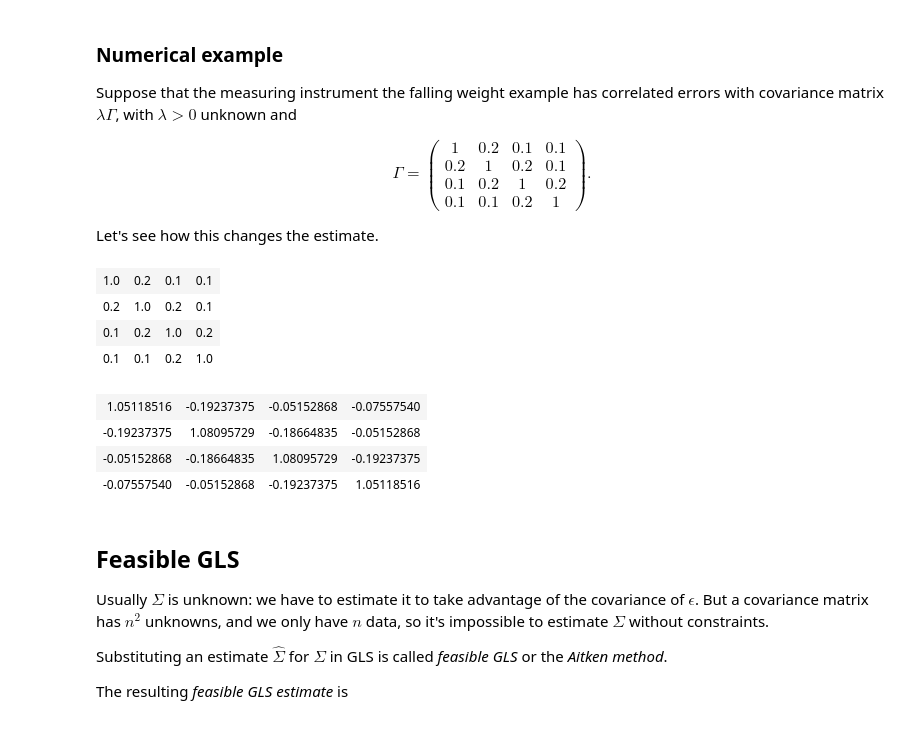
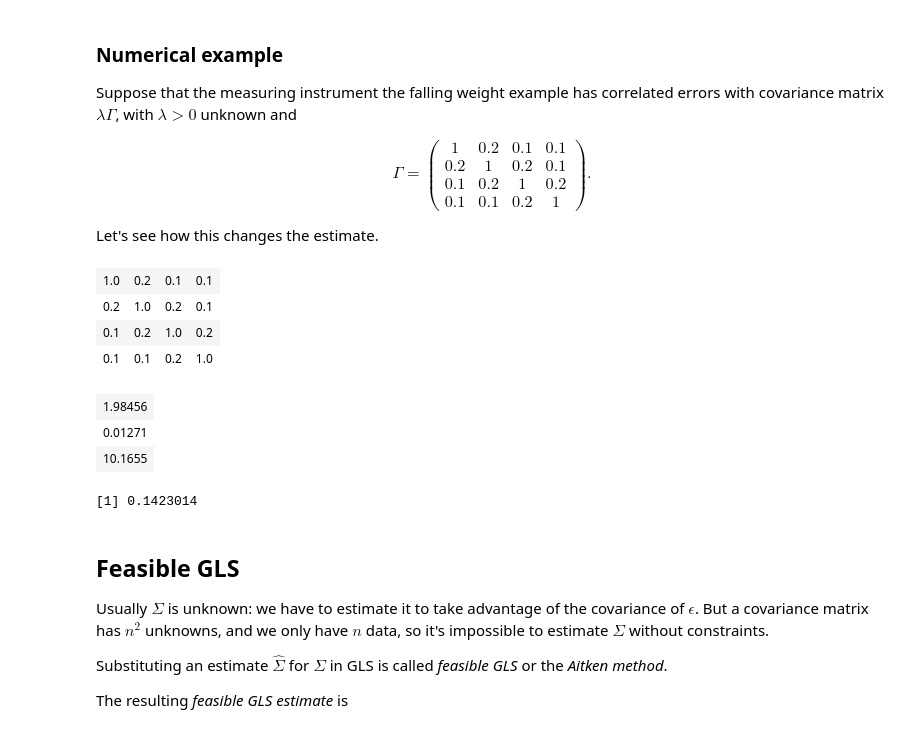
Before and after one commit to pbstark/Padova15, a Jupyter notebook: regress.ipynb, the cells around one changed output. Saved outputs shown, nothing was run; the diff lists cells and outputs as text; code cells hidden in the pictures.

```diff
--- a/regress.ipynb
+++ b/regress.ipynb
@@ -1040,19 +1034,27 @@ Let's see how this changes the estimate.
 # %%
 # R example.
 gam <- matrix(c(1, .2, .1, .1, .2, 1, .2, .1, .1, .2, 1, .2, .1, .1, .2, 1), nrow=4, ncol=4, byrow=T)
 gam
 decomp <- eigen(gam)
-sqrtGamInv <- decomp$vectors %*% diag(1/sqrt(decomp$values)) %*% t(decomp$vectors);
-# [TO DO: complete this]
+sqGamInv <- decomp$vectors %*% diag(1/sqrt(decomp$values)) %*% t(decomp$vectors);
+gY <- sqGamInv %*% Y;
+gX <- sqGamInv %*% X;
+betahat_GLS <- solve(t(gX) %*% gX, t(gX) %*% gY )
+betahat_GLS  # the GLS estimate
 # %% [output]
 | 1.0 | 0.2 | 0.1 | 0.1 |
 | 0.2 | 1.0 | 0.2 | 0.1 |
 | 0.1 | 0.2 | 1.0 | 0.2 |
 | 0.1 | 0.1 | 0.2 | 1.0 |
-| 1.05118516 | -0.19237375 | -0.05152868 | -0.07557540 |
-| -0.19237375 | 1.08095729 | -0.18664835 | -0.05152868 |
-| -0.05152868 | -0.18664835 | 1.08095729 | -0.19237375 |
-| -0.07557540 | -0.05152868 | -0.19237375 | 1.05118516 |
+| 1.98456 |
+| 0.01271 |
+| 10.1655 |
+# %%
+# Estimate lambda
+lambdahat <- sum((gY - gX %*% betahat_GLS)^2)/(dims[1]-dims[2]);
+lambdahat
+# %% [output]
+[1] 0.1423014
 # %% [markdown]
 ## Feasible GLS
 
```
Also changed, not shown: parts of 12 cells of this notebook, 10 other files.
